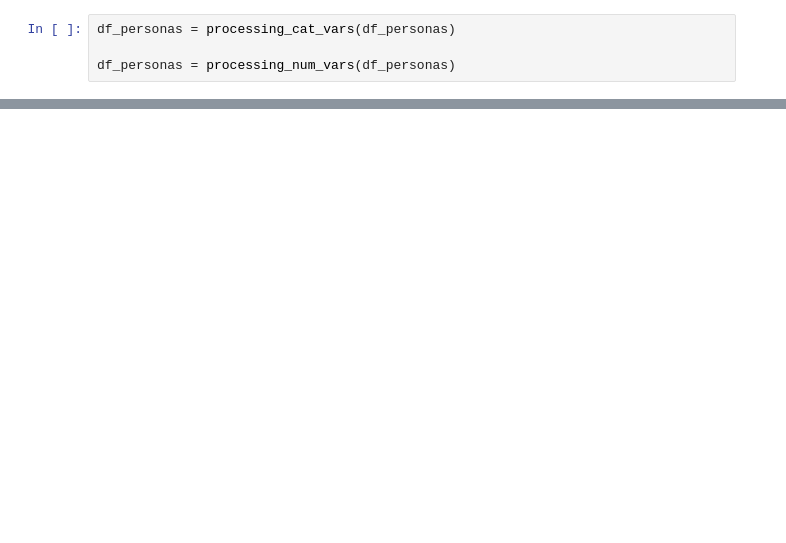
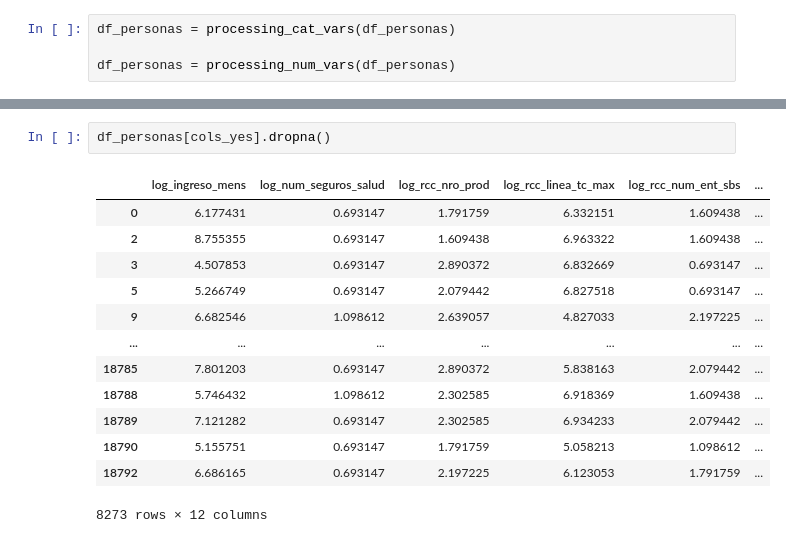
Before and after one commit to maisrahu/data-bbva-reto, a Jupyter notebook: train.ipynb, the cells around one changed output, grey strips where cells are left out. Saved outputs shown, nothing was run; the diff lists cells and outputs as text; blank space fills up the shorter version.

```diff
--- a/train.ipynb
+++ b/train.ipynb
@@ -187,0 +208,16 @@ df_personas[cols_yes].head()
+# %%
+df_personas[cols_yes].dropna()
+# %% [output]
+|  | log_ingreso_mens | log_num_seguros_salud | log_rcc_nro_prod | log_rcc_linea_tc_max | log_rcc_num_ent_sbs | ... |
+| 0 | 6.177431 | 0.693147 | 1.791759 | 6.332151 | 1.609438 | ... |
+| 2 | 8.755355 | 0.693147 | 1.609438 | 6.963322 | 1.609438 | ... |
+| 3 | 4.507853 | 0.693147 | 2.890372 | 6.832669 | 0.693147 | ... |
+| 5 | 5.266749 | 0.693147 | 2.079442 | 6.827518 | 0.693147 | ... |
+| 9 | 6.682546 | 1.098612 | 2.639057 | 4.827033 | 2.197225 | ... |
+| ... | ... | ... | ... | ... | ... | ... |
+| 18785 | 7.801203 | 0.693147 | 2.890372 | 5.838163 | 2.079442 | ... |
+| 18788 | 5.746432 | 1.098612 | 2.302585 | 6.918369 | 1.609438 | ... |
+| 18789 | 7.121282 | 0.693147 | 2.302585 | 6.934233 | 2.079442 | ... |
+| 18790 | 5.155751 | 0.693147 | 1.791759 | 5.058213 | 1.098612 | ... |
+| 18792 | 6.686165 | 0.693147 | 2.197225 | 6.123053 | 1.791759 | ... |
+8273 rows × 12 columns
```
Also changed, not shown: parts of 28 cells of this notebook.
